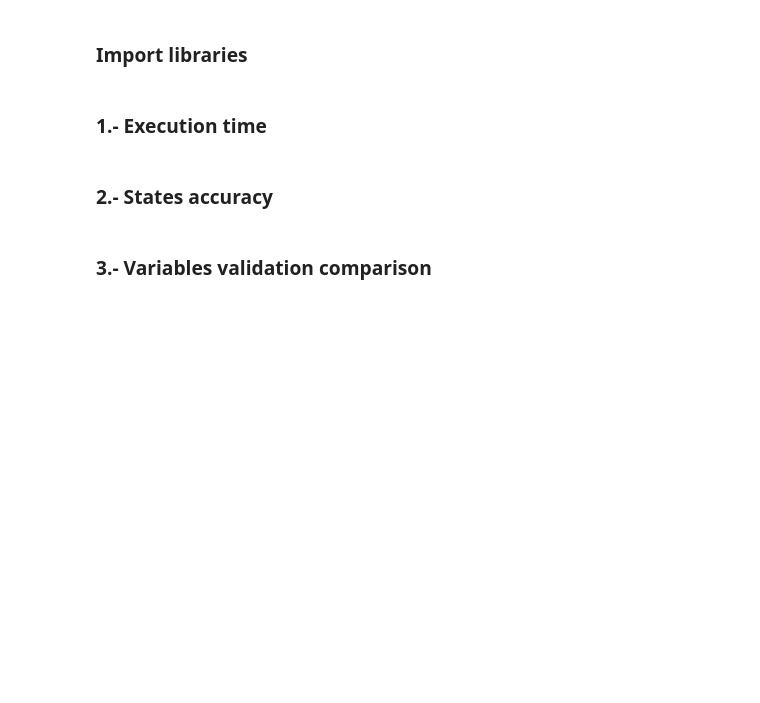
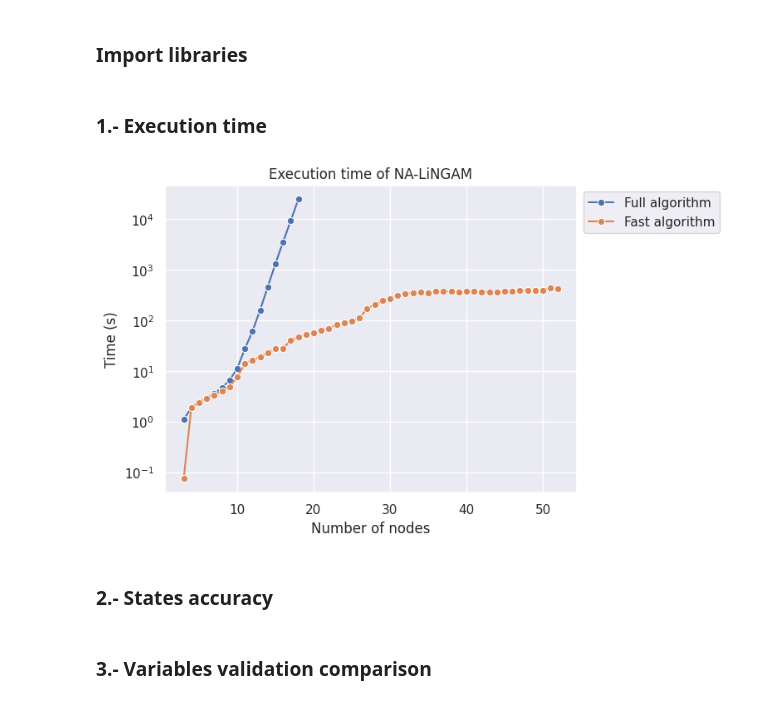
Before and after one commit to ertis-research/NA-LiNGAM, a Jupyter notebook: plot_results.ipynb, the cells around one changed output. Drawn from its saved outputs; the diff is of its cells as text; code cells hidden in the pictures; blank space fills up the shorter version.

```diff
--- a/plot_results.ipynb
+++ b/plot_results.ipynb
@@ -58,7 +58,9 @@ def plot_history_execution_time_addition(history, export_pdf=False, plot_type=No
 # %%
 with open('graph_metrics/execution_time_1iter_fast_merged.json') as f:
     execution_time_history = json.load(f)
-plot_history_execution_time(execution_time_history, export_pdf=True, plot_type='execution_time_v2')
+plot_history_execution_time(execution_time_history, export_pdf=False, plot_type='execution_time_v2')
+# %% [output]
+[figure, added]
 # %%
 with open('graph_metrics/execution_time_fast_addition.json') as f:
     execution_time_history_addition = json.load(f)
```
Also changed, not shown: parts of 11 cells of this notebook, 12 other files.
